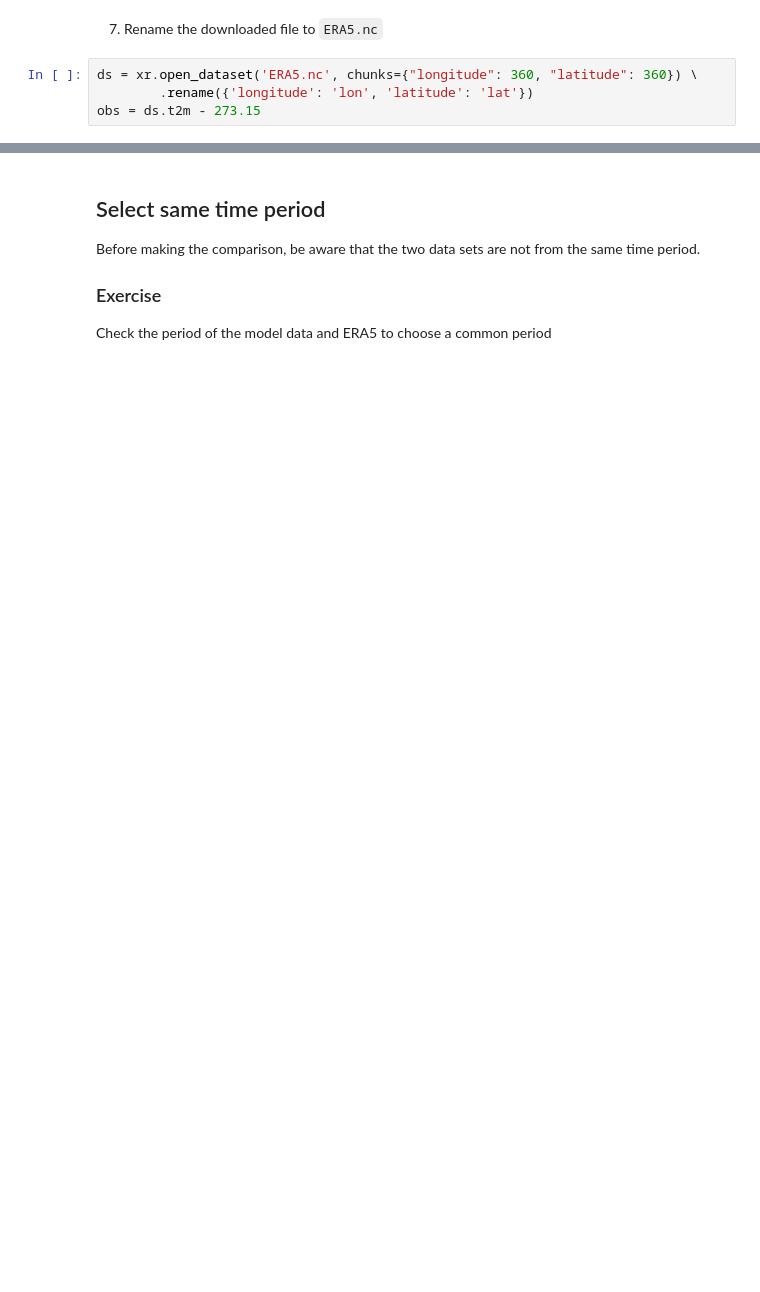
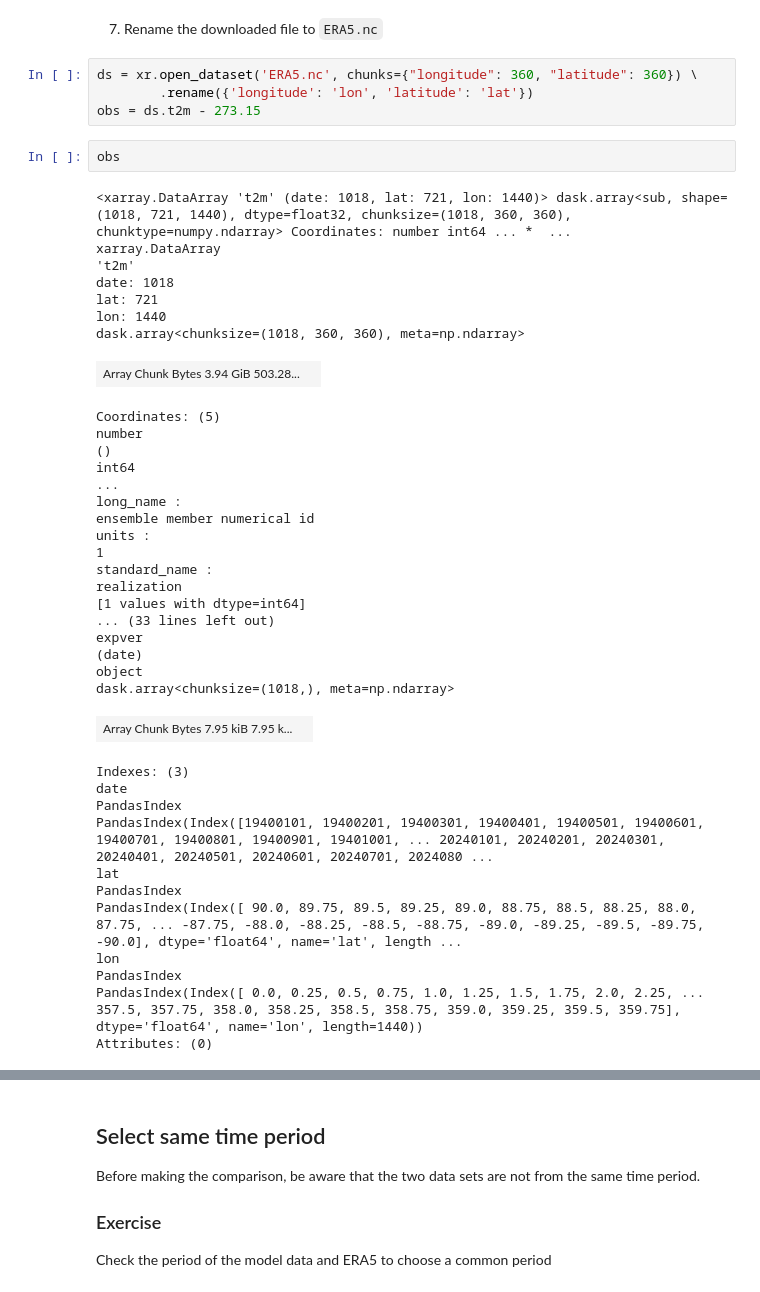
Before and after one commit to mickaellalande/Numerilab, a Jupyter notebook: 03_intake_CMIP6.ipynb, the cells around one changed output, grey strips where cells are left out. Drawn from its saved outputs; the diff is of its cells as text; blank space fills up the shorter version.

```diff
--- a/03_intake_CMIP6.ipynb
+++ b/03_intake_CMIP6.ipynb
@@ -167,3 +327,43 @@ Remark: It should be around 1Go
 ds = xr.open_dataset('ERA5.nc', chunks={"longitude": 360, "latitude": 360}) \
         .rename({'longitude': 'lon', 'latitude': 'lat'})
 obs = ds.t2m - 273.15
+# %%
+obs
+# %% [output]
+<xarray.DataArray 't2m' (date: 1018, lat: 721, lon: 1440)> dask.array<sub, shape=(1018, 721, 1440), dtype=float32, chunksize=(1018, 360, 360), chunktype=numpy.ndarray> Coordinates: number int64 ... *  ...
+xarray.DataArray
+'t2m'
+date: 1018
+lat: 721
+lon: 1440
+dask.array<chunksize=(1018, 360, 360), meta=np.ndarray>
+| Array Chunk Bytes 3.94 GiB 503.28... |  |
+Coordinates: (5)
+number
+()
+int64
+...
+long_name :
+ensemble member numerical id
+units :
+1
+standard_name :
+realization
+[1 values with dtype=int64]
+... (33 lines left out)
+expver
+(date)
+object
+dask.array<chunksize=(1018,), meta=np.ndarray>
+| Array Chunk Bytes 7.95 kiB 7.95 k... |  |
+Indexes: (3)
+date
+PandasIndex
+PandasIndex(Index([19400101, 19400201, 19400301, 19400401, 19400501, 19400601, 19400701, 19400801, 19400901, 19401001, ... 20240101, 20240201, 20240301, 20240401, 20240501, 20240601, 20240701, 2024080 ...
+lat
+PandasIndex
+PandasIndex(Index([ 90.0, 89.75, 89.5, 89.25, 89.0, 88.75, 88.5, 88.25, 88.0, 87.75, ... -87.75, -88.0, -88.25, -88.5, -88.75, -89.0, -89.25, -89.5, -89.75, -90.0], dtype='float64', name='lat', length ...
+lon
+PandasIndex
+PandasIndex(Index([ 0.0, 0.25, 0.5, 0.75, 1.0, 1.25, 1.5, 1.75, 2.0, 2.25, ... 357.5, 357.75, 358.0, 358.25, 358.5, 358.75, 359.0, 359.25, 359.5, 359.75], dtype='float64', name='lon', length=1440))
+Attributes: (0)
```
Also changed, not shown: parts of 34 cells of this notebook, 2 other files.
